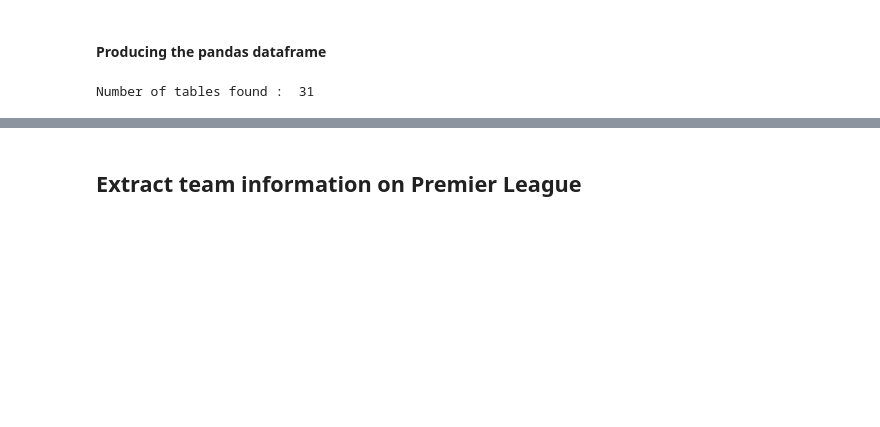
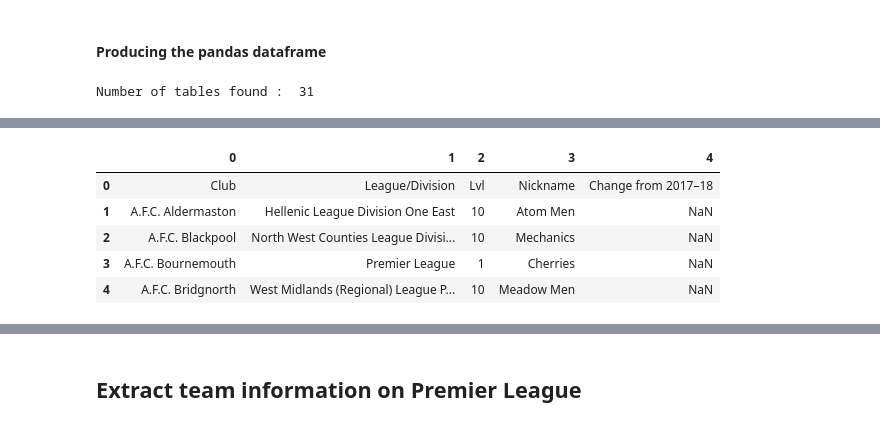
Before and after one commit to mtslim/sports_analytics, a Jupyter notebook: scraping/clean_wiki_football.ipynb, the cells around one changed output, grey strips where cells are left out. Saved outputs shown, nothing was run; the diff lists cells and outputs as text; code cells hidden in the pictures; blank space fills up the shorter version.

```diff
--- a/scraping/clean_wiki_football.ipynb
+++ b/scraping/clean_wiki_football.ipynb
@@ -170,3 +114,15 @@ Index(['Club', 'League/Division', 'Lvl', 'Nickname', 'Change from 2017–18'], d
+# %%
+#result.keys()
+#alltab_parse[1]
+result.drop(result.index[0])
+result.head()
+# %% [output]
+|  | 0 | 1 | 2 | 3 | 4 |
+| 0 | Club | League/Division | Lvl | Nickname | Change from 2017–18 |
+| 1 | A.F.C. Aldermaston | Hellenic League Division One East | 10 | Atom Men | NaN |
+| 2 | A.F.C. Blackpool | North West Counties League Divisi... | 10 | Mechanics | NaN |
+| 3 | A.F.C. Bournemouth | Premier League | 1 | Cherries | NaN |
+| 4 | A.F.C. Bridgnorth | West Midlands (Regional) League P... | 10 | Meadow Men | NaN |
 # %%
 # There are 20 teams in the Premier League
 prem_teams = result.loc[result['League/Division'] == 'Premier League']
```
Also changed, not shown: parts of 21 cells of this notebook, 2 other files.
